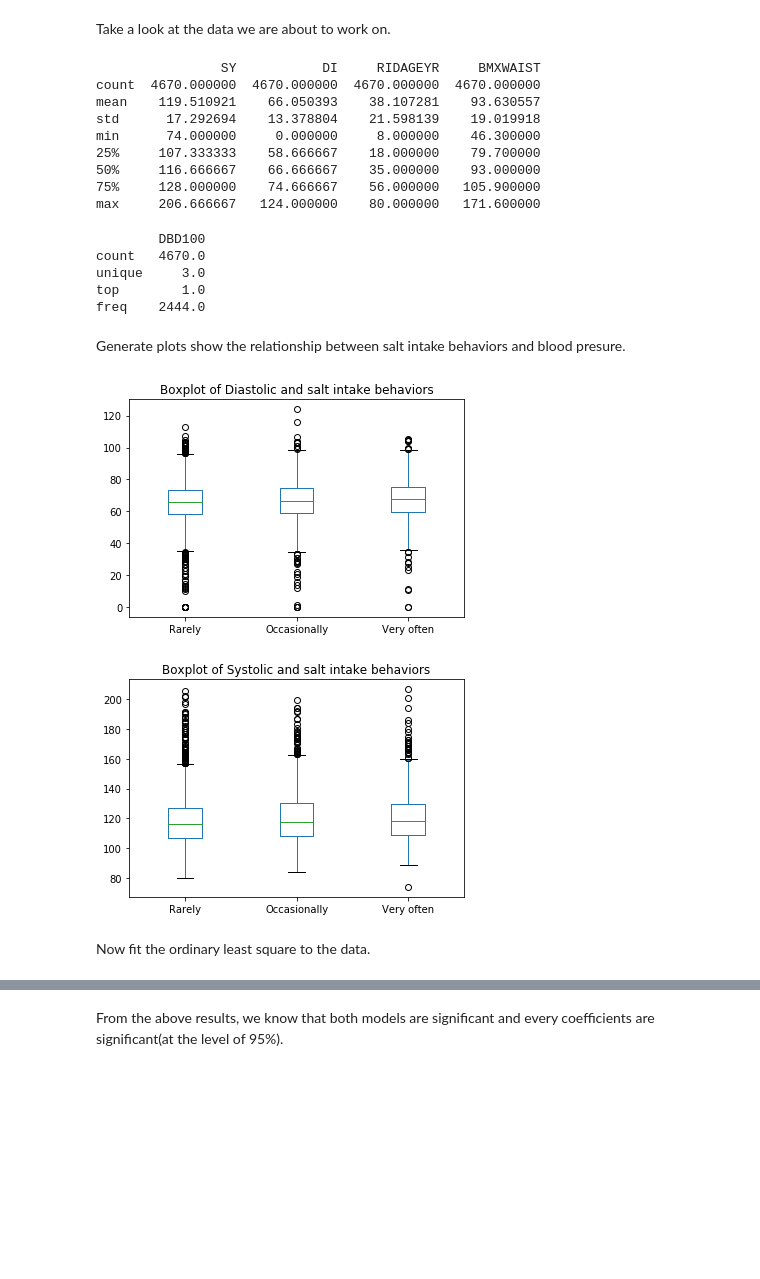
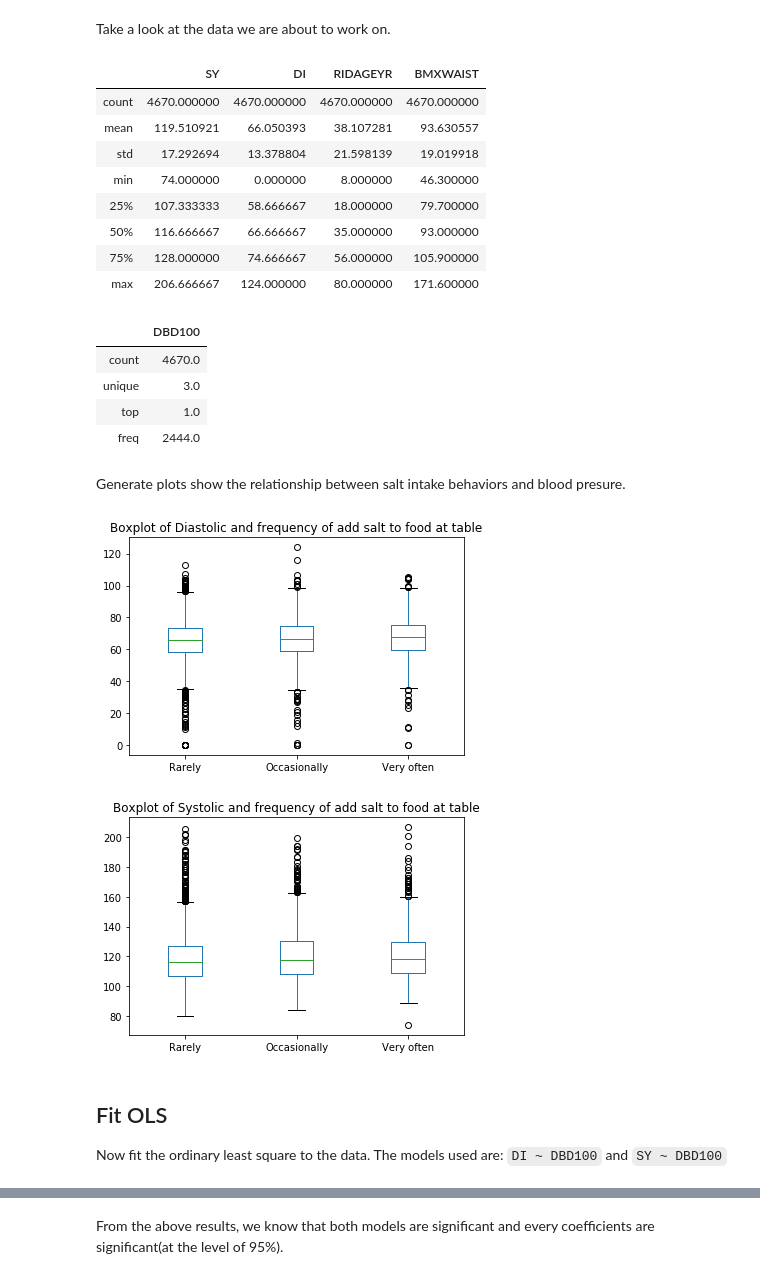
Before and after one commit to multisensorylb/stats506, a Jupyter notebook: Codes/Python/report.ipynb, the cells around one changed output, grey strips where cells are left out. Saved outputs shown, nothing was run; the diff lists cells and outputs as text; code cells hidden in the pictures; blank space fills up the shorter version.

```diff
--- a/Codes/Python/report.ipynb
+++ b/Codes/Python/report.ipynb
@@ -65,40 +71,40 @@ df=bp.join(demo,how='inner').join(BMI,how='inner').join(nutr,how='inner')
 Take a look at the data we are about to work on.
 # %%
 # Show data summary of numeric variables
-print(df.describe())
+df.describe()
 # %% [output]
-                SY           DI     RIDAGEYR     BMXWAIST
-count  4670.000000  4670.000000  4670.000000  4670.000000
-mean    119.510921    66.050393    38.107281    93.630557
-std      17.292694    13.378804    21.598139    19.019918
-min      74.000000     0.000000     8.000000    46.300000
-25%     107.333333    58.666667    18.000000    79.700000
-50%     116.666667    66.666667    35.000000    93.000000
-75%     128.000000    74.666667    56.000000   105.900000
-max     206.666667   124.000000    80.000000   171.600000
+|  | SY | DI | RIDAGEYR | BMXWAIST |
+| count | 4670.000000 | 4670.000000 | 4670.000000 | 4670.000000 |
+| mean | 119.510921 | 66.050393 | 38.107281 | 93.630557 |
+| std | 17.292694 | 13.378804 | 21.598139 | 19.019918 |
+| min | 74.000000 | 0.000000 | 8.000000 | 46.300000 |
+| 25% | 107.333333 | 58.666667 | 18.000000 | 79.700000 |
+| 50% | 116.666667 | 66.666667 | 35.000000 | 93.000000 |
+| 75% | 128.000000 | 74.666667 | 56.000000 | 105.900000 |
+| max | 206.666667 | 124.000000 | 80.000000 | 171.600000 |
 # %%
 # Show data summary of categorical variables
-print(df.describe(include='category'))
+df.describe(include='category')
 # %% [output]
-        DBD100
-count   4670.0
-unique     3.0
-top        1.0
-freq    2444.0
+|  | DBD100 |
+| count | 4670.0 |
+| unique | 3.0 |
+| top | 1.0 |
+| freq | 2444.0 |
 # %% [markdown]
 Generate plots show the relationship between salt intake behaviors and blood presure.
 # %%
 # plot Diastolic and salt intakes
 DI_salt=df[['DBD100','DI']
             ].pivot(columns='DBD100', values='DI'
             )
 DI_salt.columns=["Rarely","Occasionally","Very often"]
 DI_salt.boxplot(grid=False)
-plt.title("Boxplot of Diastolic and salt intake behaviors")
+plt.title("Boxplot of Diastolic and frequency of add salt to food at table")
 plt.suptitle("")
 plt.show()
 # %% [output]
-[figure, old version]
+[figure, new version]
 # %%
 # plot Systolic and salt intakes
 SY_salt=df[['DBD100','SY']
@@ -106,10 +112,14 @@ SY_salt=df[['DBD100','SY']
             )
 SY_salt.columns=["Rarely","Occasionally","Very often"]
 SY_salt.boxplot(grid=False)
-plt.title("Boxplot of Systolic and salt intake behaviors")
+plt.title("Boxplot of Systolic and frequency of add salt to food at table")
 plt.suptitle("")
 plt.show()
 # %% [output]
-[figure, old version]
+[figure, new version]
 # %% [markdown]
+## Fit OLS
+
 Now fit the ordinary least square to the data.
+The models used are:
+`DI ~ DBD100` and `SY ~ DBD100`
```
Also changed, not shown: parts of 42 cells of this notebook.
